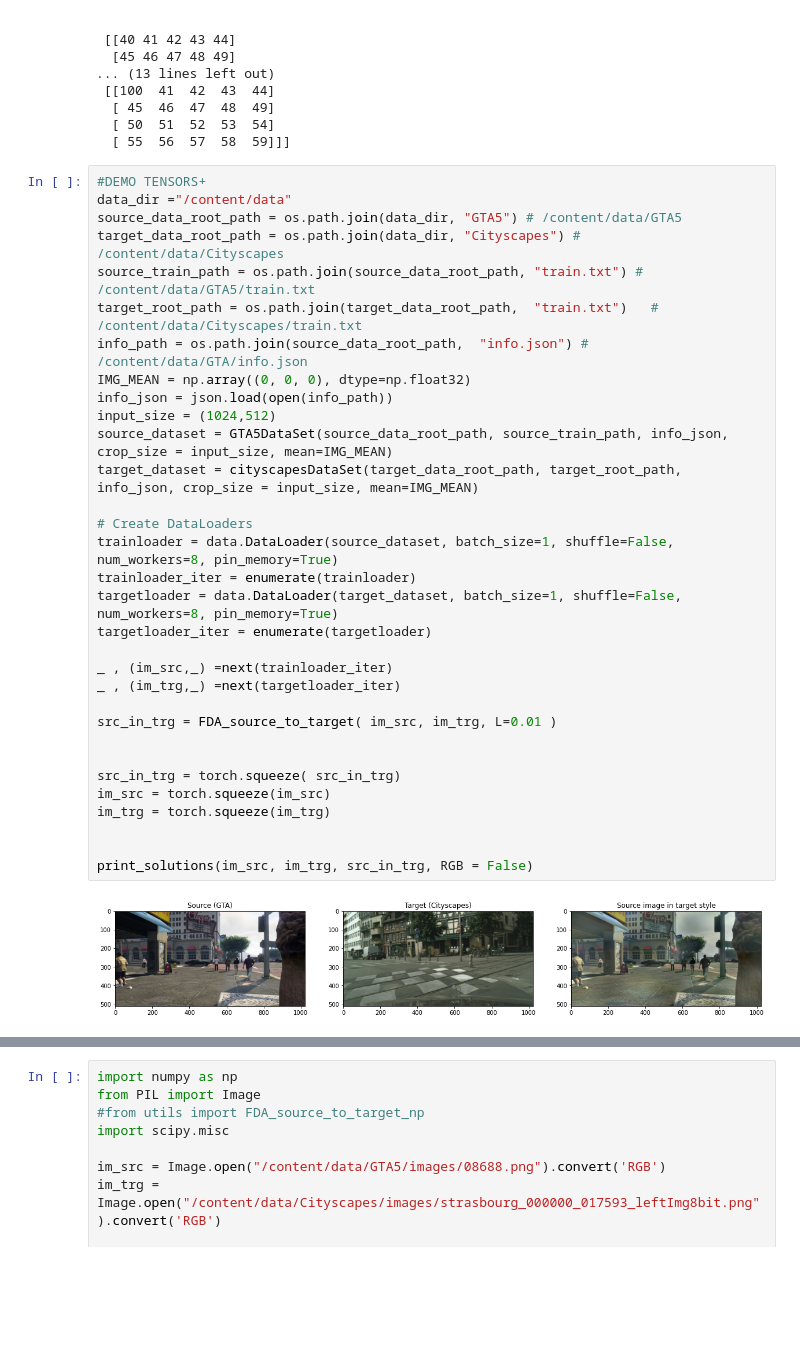
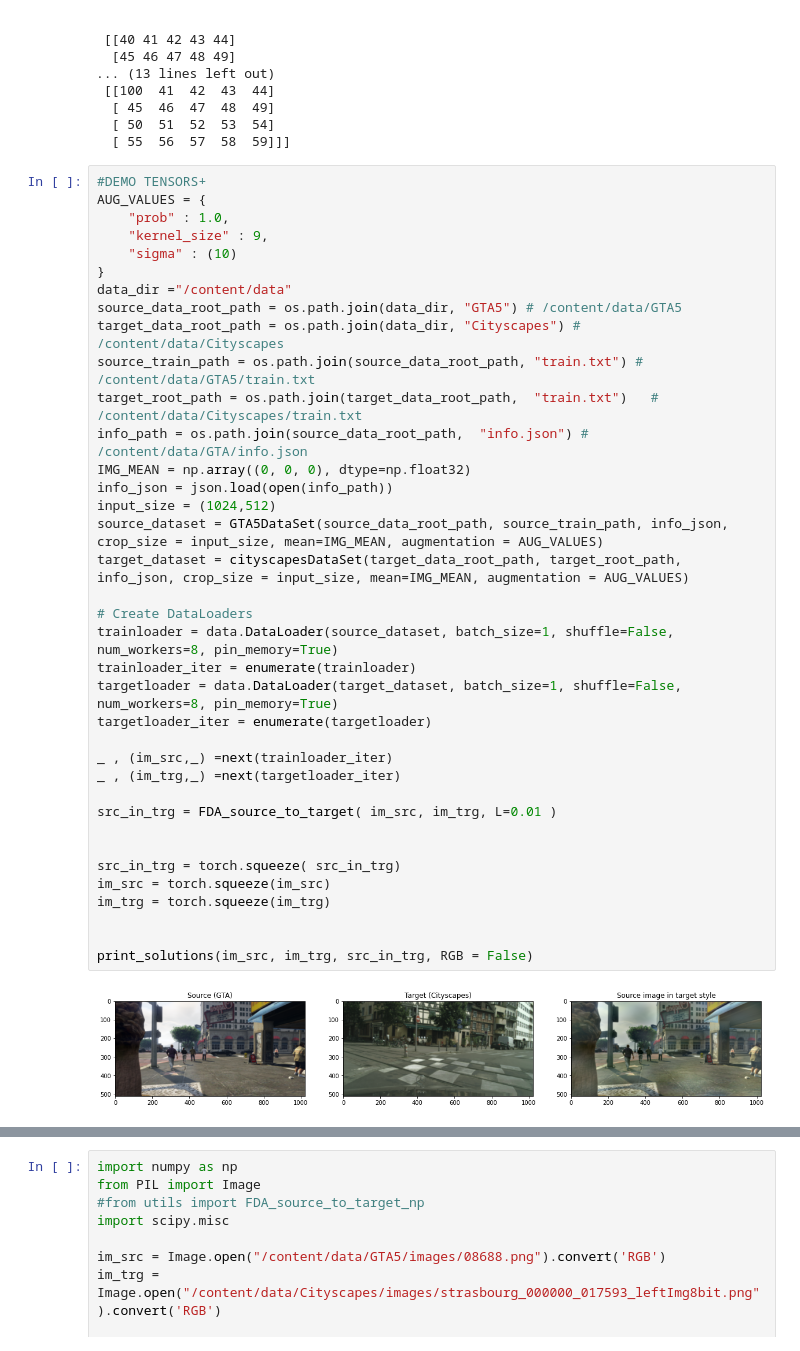
Before and after one commit to CRosero/aml-project-gpc, a Jupyter notebook: FDA.ipynb, the cells around one changed output, grey strips where cells are left out. Cells and saved outputs as stored; diff of their text form; blank space fills up the shorter version.

Commit message:
checked with augmentation

```diff
--- a/FDA.ipynb
+++ b/FDA.ipynb
@@ -343,35 +351,40 @@ print(low_freq_mutate_np_original( src_img_np, trg_img_np, L=0 ) )
   [ 55  56  57  58  59]]]
 # %%
 #DEMO TENSORS+
+AUG_VALUES = {
+    "prob" : 1.0,
+    "kernel_size" : 9,
+    "sigma" : (10)
+}
 data_dir ="/content/data"
 source_data_root_path = os.path.join(data_dir, "GTA5") # /content/data/GTA5
 target_data_root_path = os.path.join(data_dir, "Cityscapes") # /content/data/Cityscapes
 source_train_path = os.path.join(source_data_root_path, "train.txt") # /content/data/GTA5/train.txt
 target_root_path = os.path.join(target_data_root_path,  "train.txt")   # /content/data/Cityscapes/train.txt
 info_path = os.path.join(source_data_root_path,  "info.json") # /content/data/GTA/info.json
 IMG_MEAN = np.array((0, 0, 0), dtype=np.float32)
 info_json = json.load(open(info_path))
 input_size = (1024,512)
-source_dataset = GTA5DataSet(source_data_root_path, source_train_path, info_json, crop_size = input_size, mean=IMG_MEAN)
-target_dataset = cityscapesDataSet(target_data_root_path, target_root_path, info_json, crop_size = input_size, mean=IMG_MEAN)
+source_dataset = GTA5DataSet(source_data_root_path, source_train_path, info_json, crop_size = input_size, mean=IMG_MEAN, augmentation = AUG_VALUES)
+target_dataset = cityscapesDataSet(target_data_root_path, target_root_path, info_json, crop_size = input_size, mean=IMG_MEAN, augmentation = AUG_VALUES)
 
 # Create DataLoaders
 trainloader = data.DataLoader(source_dataset, batch_size=1, shuffle=False, num_workers=8, pin_memory=True)
 trainloader_iter = enumerate(trainloader)
 targetloader = data.DataLoader(target_dataset, batch_size=1, shuffle=False, num_workers=8, pin_memory=True)
 targetloader_iter = enumerate(targetloader)
 
 _ , (im_src,_) =next(trainloader_iter)
 _ , (im_trg,_) =next(targetloader_iter)
 
 src_in_trg = FDA_source_to_target( im_src, im_trg, L=0.01 )
 
 
 src_in_trg = torch.squeeze( src_in_trg)
 im_src = torch.squeeze(im_src)
 im_trg = torch.squeeze(im_trg)
 
 
 print_solutions(im_src, im_trg, src_in_trg, RGB = False)
 # %% [output]
-[figure, old version]
+[figure, new version]
```
Also changed, not shown: parts of 4 cells of this notebook.
